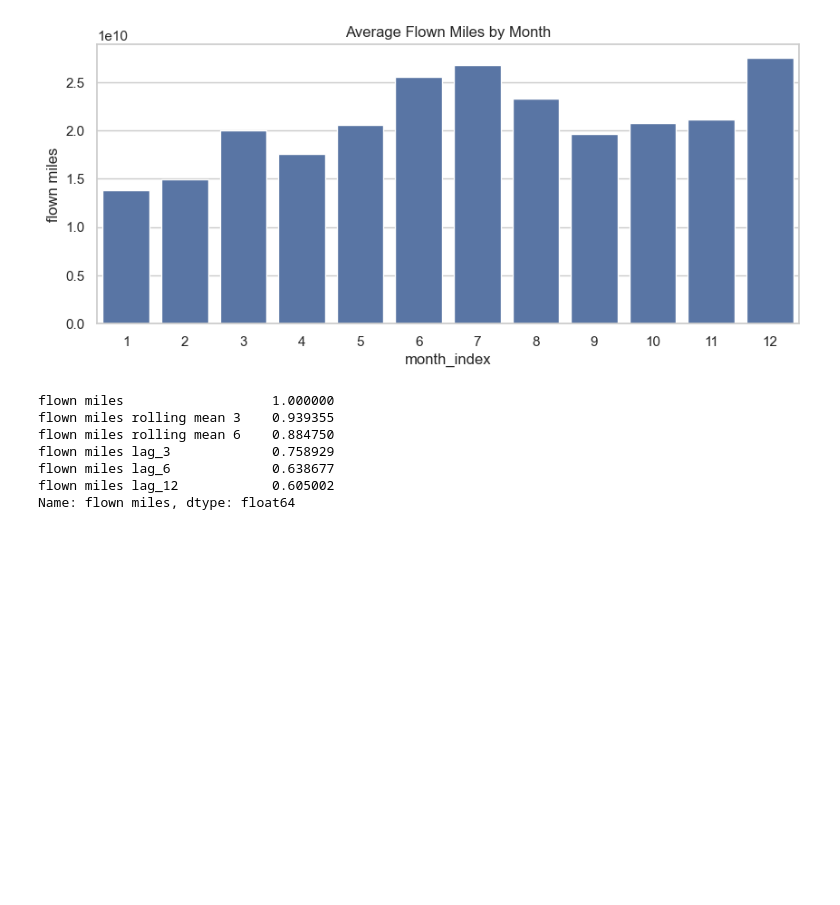
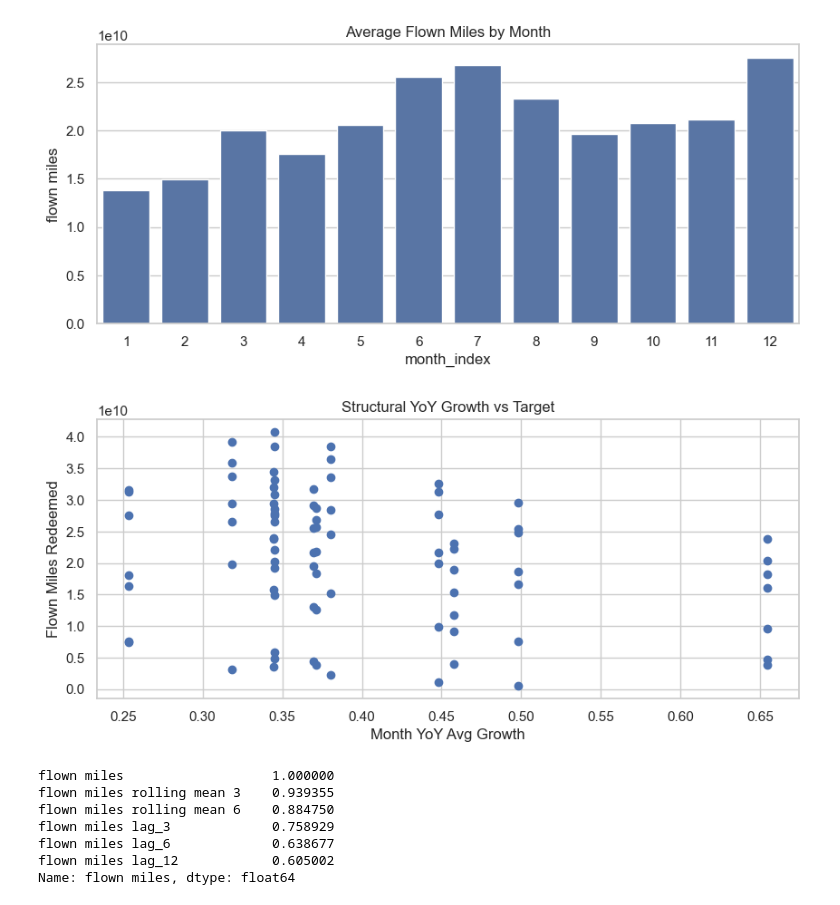
Before and after one commit to kkhushi03/Miles_Forecasting, a Jupyter notebook: Miles_Forecast_XGB/Miles_forecasting.ipynb, the cells around one changed output. Saved outputs shown, nothing was run; the diff lists cells and outputs as text; code cells hidden in the pictures; blank space fills up the shorter version.

```diff
--- a/Miles_Forecast_XGB/Miles_forecasting.ipynb
+++ b/Miles_Forecast_XGB/Miles_forecasting.ipynb
@@ -134,6 +149,16 @@ plt.show()
 #most of the flown miles are in the month of june and july, and dec.
 # %% [output]
 [figure]
+# %%
+plt.figure(figsize=(10,4))
+plt.scatter(df["month_yoy_avg_growth"], df["flown miles"])
+plt.xlabel("Month YoY Avg Growth")
+plt.ylabel("Flown Miles Redeemed")
+plt.title("Structural YoY Growth vs Target")
+plt.grid(True)
+plt.show()
+# %% [output]
+[figure, added]
 # %%
 # Correlation of lags and rolling means with the target variable ---> flown miles
 lag_cols = ['flown miles lag_3',
```
Also changed, not shown: parts of 35 cells of this notebook.
